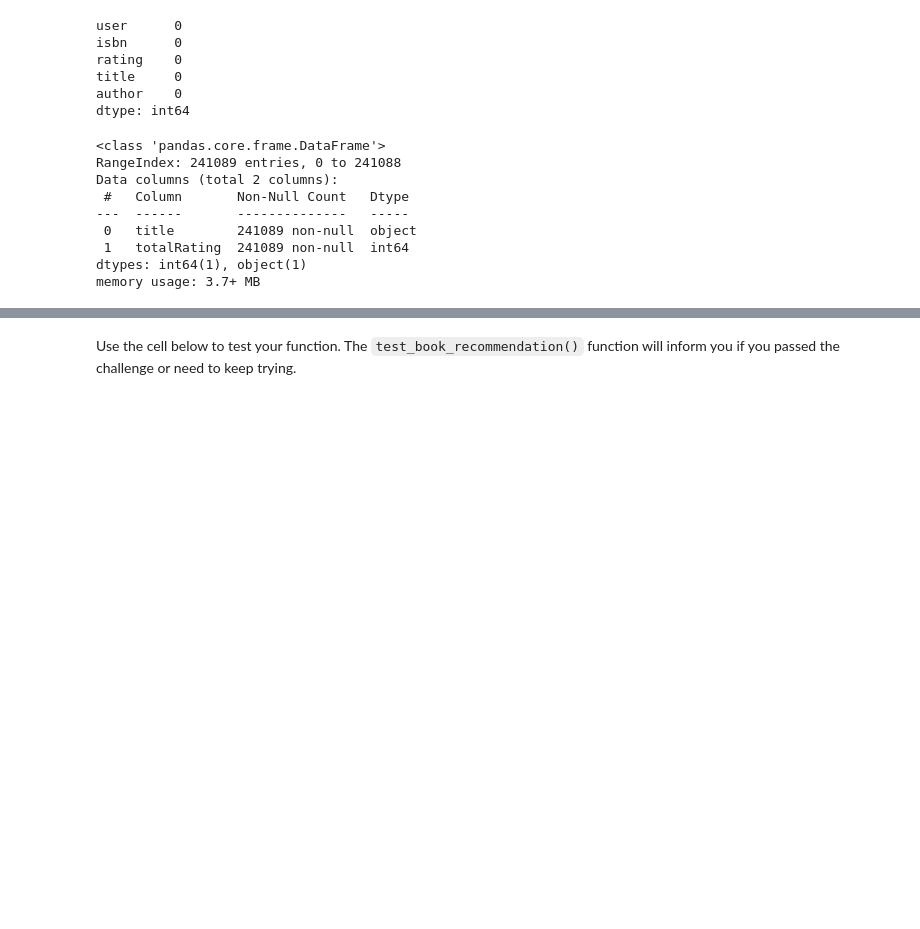
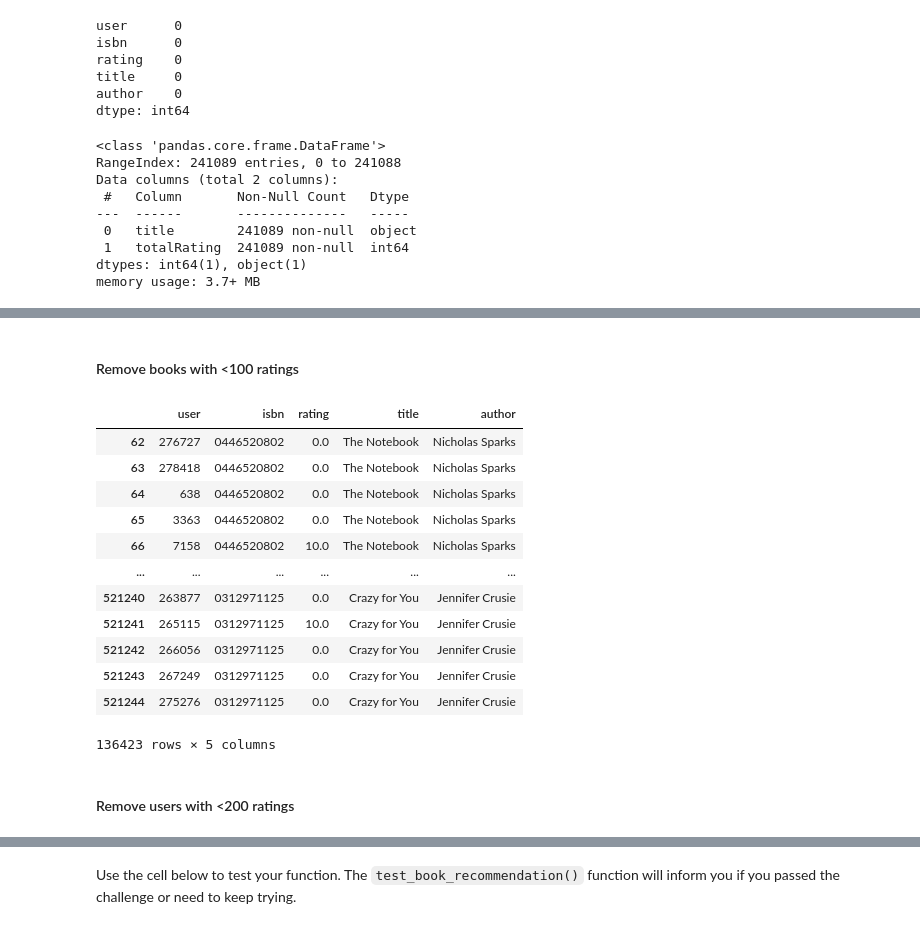
Before and after one commit to Elhassan7/freeCodeCamp_Project, a Jupyter notebook: 2nd fcc_book_recommendation_KNN/fcc_book_recommendation_knn.ipynb, the cells around one changed output, grey strips where cells are left out. Drawn from its saved outputs; the diff is of its cells as text; code cells hidden in the pictures; blank space fills up the shorter version.

```diff
--- a/2nd fcc_book_recommendation_KNN/fcc_book_recommendation_knn.ipynb
+++ b/2nd fcc_book_recommendation_KNN/fcc_book_recommendation_knn.ipynb
@@ -159,0 +167,2 @@ memory usage: 3.7+ MB
+# %% [markdown]
+#### Remove books with <100 ratings
@@ -159,0 +173,18 @@ memory usage: 3.7+ MB
+# %%
+df_rating_Books
+# %% [output]
+|  | user | isbn | rating | title | author |
+| 62 | 276727 | 0446520802 | 0.0 | The Notebook | Nicholas Sparks |
+| 63 | 278418 | 0446520802 | 0.0 | The Notebook | Nicholas Sparks |
+| 64 | 638 | 0446520802 | 0.0 | The Notebook | Nicholas Sparks |
+| 65 | 3363 | 0446520802 | 0.0 | The Notebook | Nicholas Sparks |
+| 66 | 7158 | 0446520802 | 10.0 | The Notebook | Nicholas Sparks |
+| ... | ... | ... | ... | ... | ... |
+| 521240 | 263877 | 0312971125 | 0.0 | Crazy for You | Jennifer Crusie |
+| 521241 | 265115 | 0312971125 | 10.0 | Crazy for You | Jennifer Crusie |
+| 521242 | 266056 | 0312971125 | 0.0 | Crazy for You | Jennifer Crusie |
+| 521243 | 267249 | 0312971125 | 0.0 | Crazy for You | Jennifer Crusie |
+| 521244 | 275276 | 0312971125 | 0.0 | Crazy for You | Jennifer Crusie |
+136423 rows × 5 columns
+# %% [markdown]
+#### Remove users with <200 ratings
```
Also changed, not shown: parts of 10 cells of this notebook.
